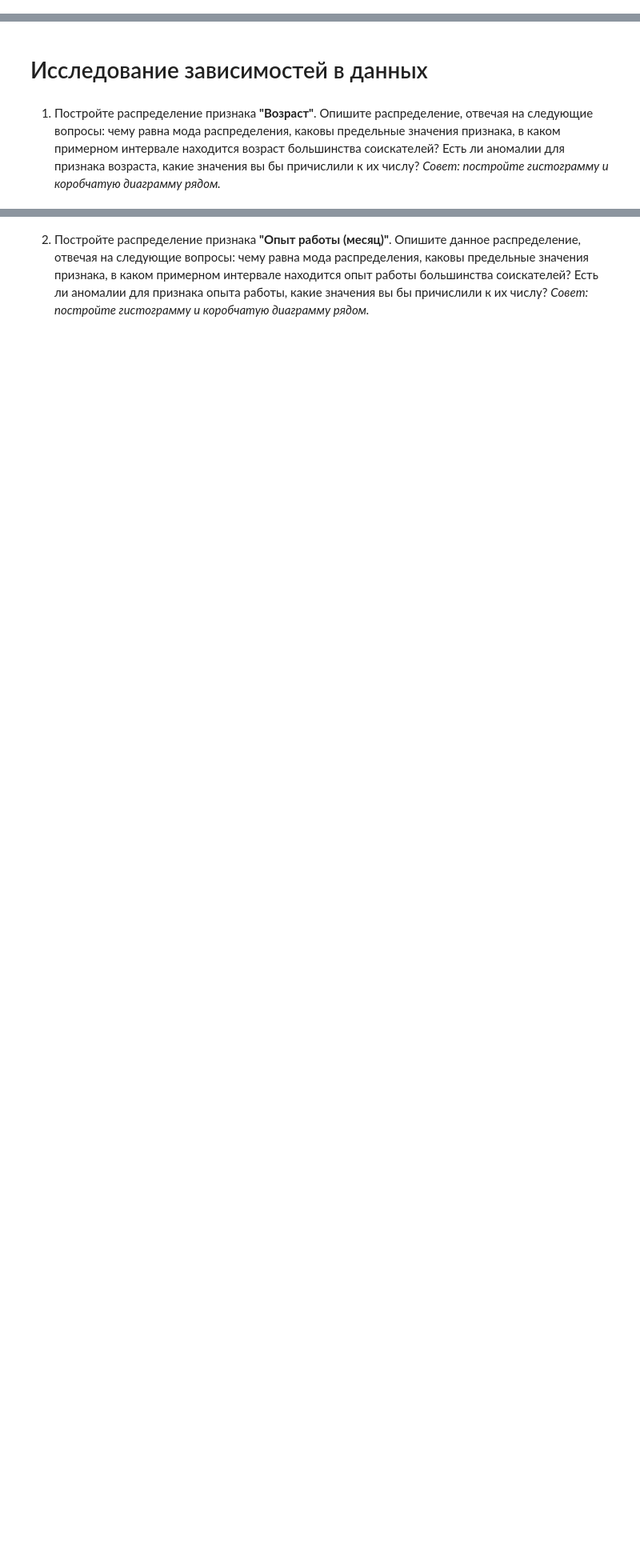
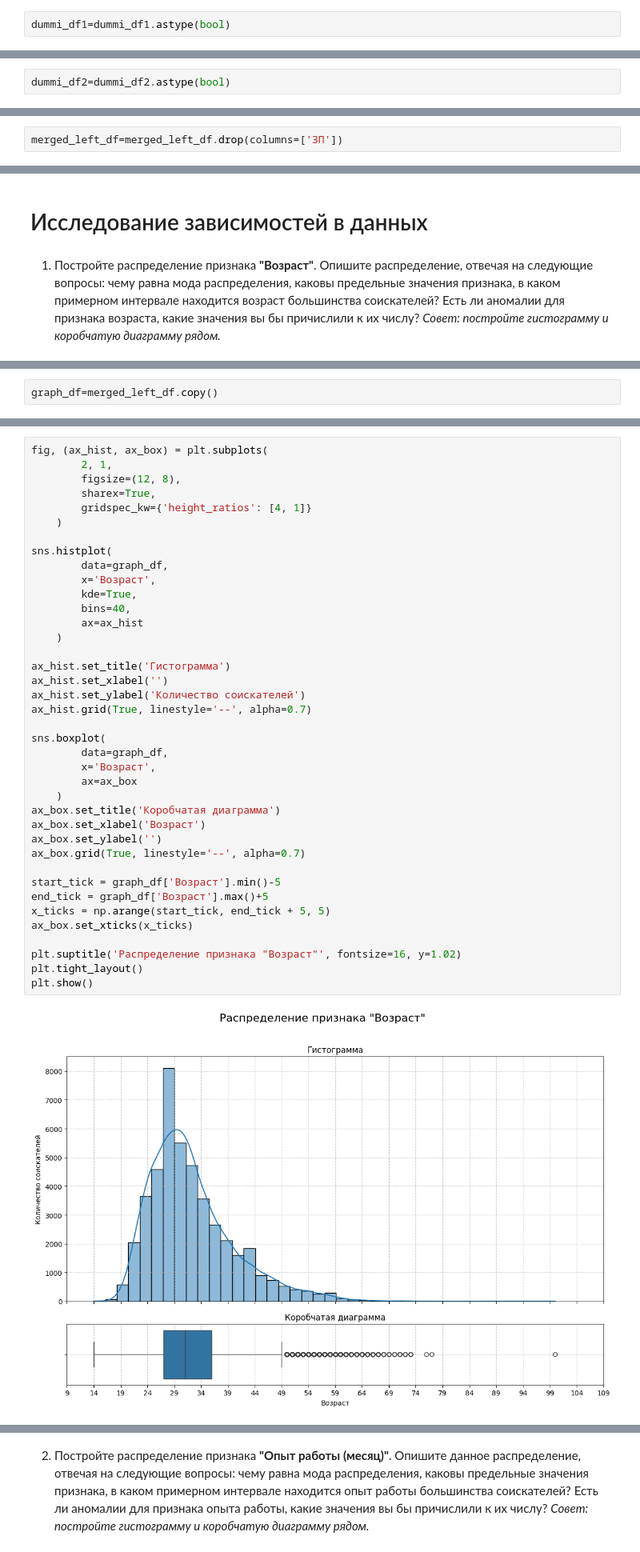
Before and after one commit to orenkant/MIFI, a Jupyter notebook: PYTHON_Сессионное_задание.ipynb, the cells around one changed output, grey strips where cells are left out. Shown at 80% size. Saved outputs shown, nothing was run; the diff lists cells and outputs as text; blank space fills up the shorter version.

```diff
--- a/PYTHON_Сессионное_задание.ipynb
+++ b/PYTHON_Сессионное_задание.ipynb
@@ -306,5 +306,9 @@ df=df.drop(columns='Город, переезд, командировки')
 # %%
 #ваш код здесь
 dummi_df1=df['График'].str.get_dummies(sep=', ')
+# %%
+dummi_df1=dummi_df1.astype(bool)
 # %%
 dummi_df2=df['Занятость'].str.get_dummies(sep=', ')
+# %%
+dummi_df2=dummi_df2.astype(bool)
@@ -439,0 +439,2 @@ merged_left_df['ЗП (руб)'].median()
+# %%
+merged_left_df=merged_left_df.drop(columns=['ЗП'])
@@ -448,0 +471,2 @@ merged_left_df['ЗП (руб)'].median()
+# %%
+graph_df=merged_left_df.copy()
@@ -448,0 +510,41 @@ merged_left_df['ЗП (руб)'].median()
+# %%
+fig, (ax_hist, ax_box) = plt.subplots(
+        2, 1,
+        figsize=(12, 8),
+        sharex=True,
+        gridspec_kw={'height_ratios': [4, 1]}
+    )
+
+sns.histplot(
+        data=graph_df,
+        x='Возраст',
+        kde=True,
+        bins=40,
+        ax=ax_hist
+    )
+
+ax_hist.set_title('Гистограмма')
+ax_hist.set_xlabel('')
+ax_hist.set_ylabel('Количество соискателей')
+ax_hist.grid(True, linestyle='--', alpha=0.7)
+
+sns.boxplot(
+        data=graph_df,
+        x='Возраст',
+        ax=ax_box
+    )
+ax_box.set_title('Коробчатая диаграмма')
+ax_box.set_xlabel('Возраст')
+ax_box.set_ylabel('')
+ax_box.grid(True, linestyle='--', alpha=0.7)
+
+start_tick = graph_df['Возраст'].min()-5
+end_tick = graph_df['Возраст'].max()+5
+x_ticks = np.arange(start_tick, end_tick + 5, 5)
+ax_box.set_xticks(x_ticks)
+
+plt.suptitle('Распределение признака "Возраст"', fontsize=16, y=1.02)
+plt.tight_layout()
+plt.show()
+# %% [output]
+[figure, added]
```
Also changed, not shown: parts of 99 cells of this notebook.
